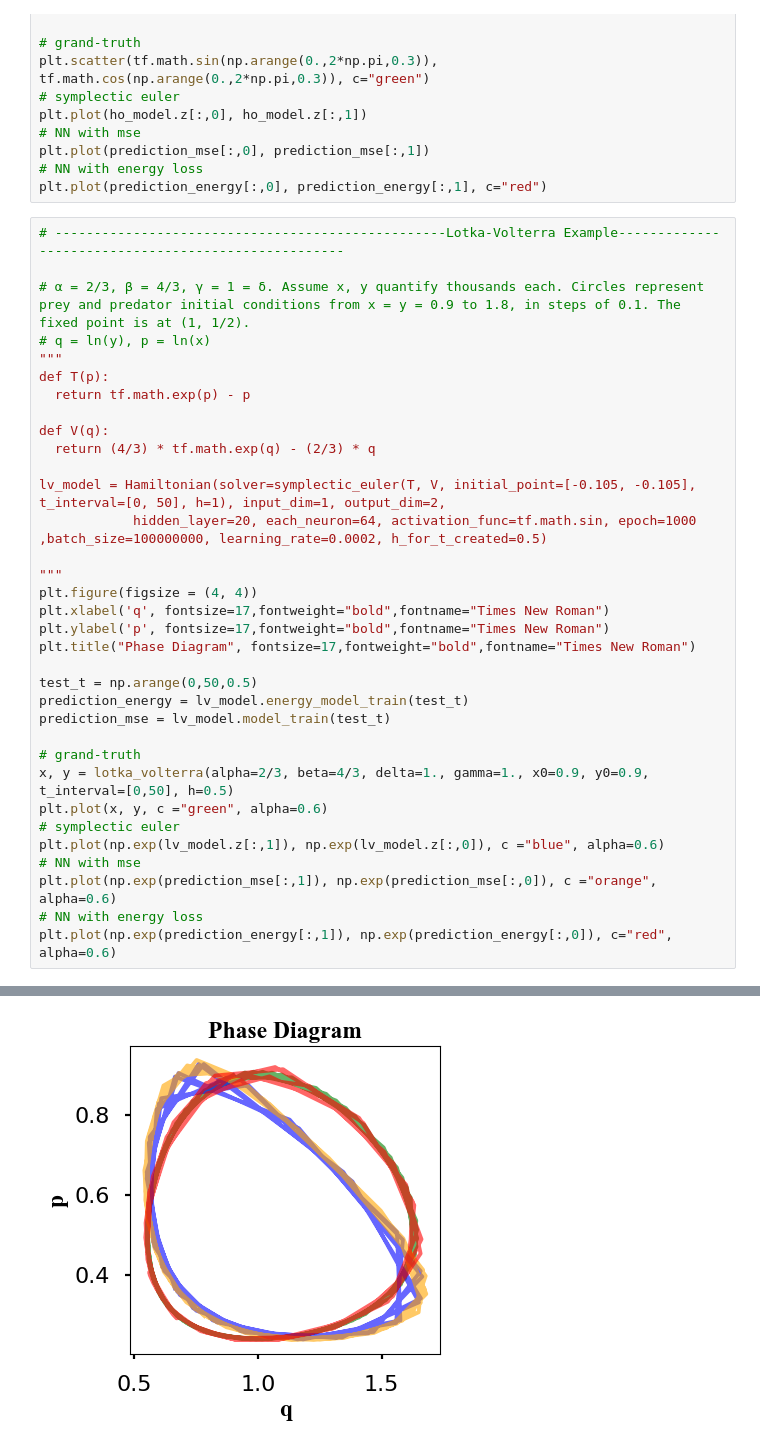
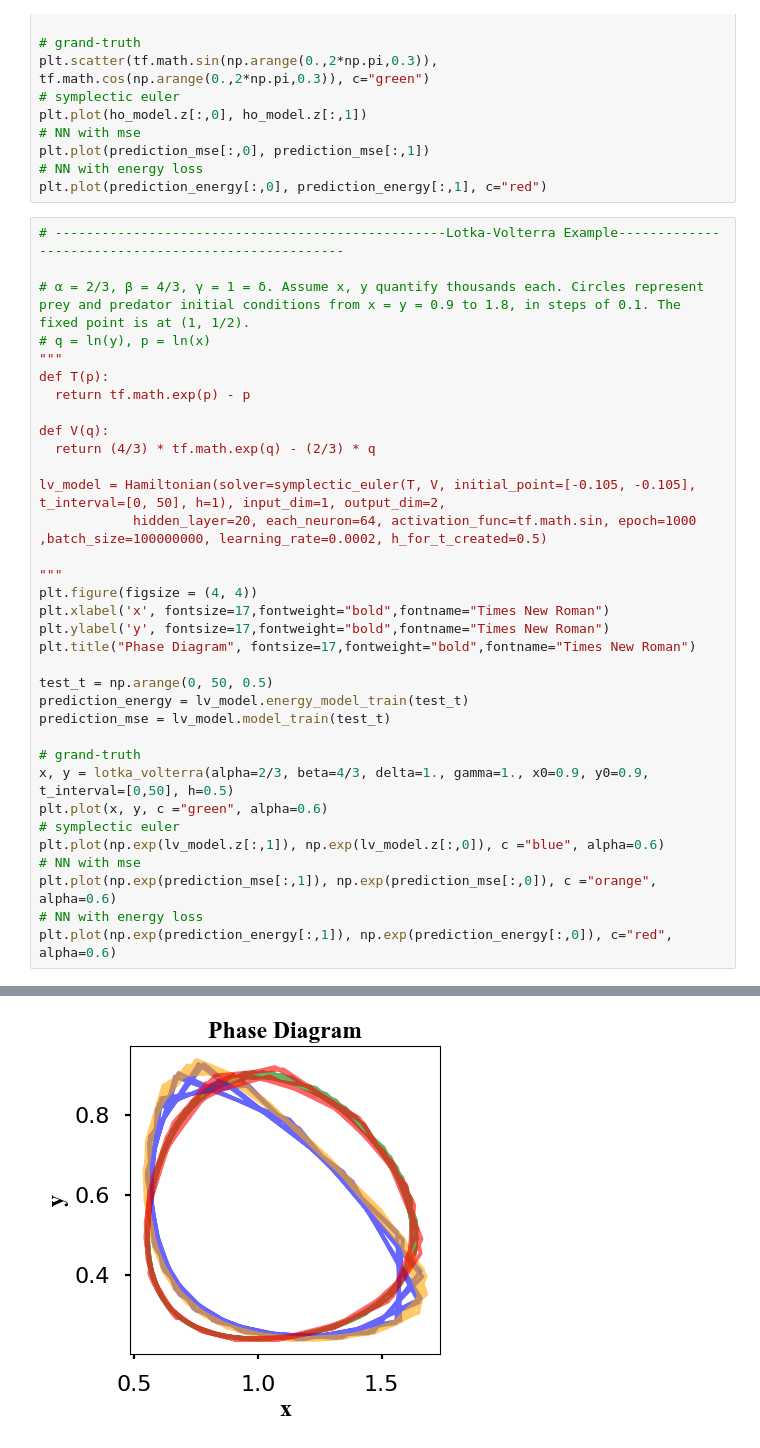
Before and after one commit to tayfununal/hamiltonian, a Jupyter notebook: stage.ipynb, the cells around one changed output, grey strips where cells are left out. Saved outputs shown, nothing was run; the diff lists cells and outputs as text.

Commit message:
q and p are changed x and y in lotka-volterra graph

```diff
--- a/stage.ipynb
+++ b/stage.ipynb
@@ -38,34 +38,34 @@ plt.plot(prediction_energy[:,0], prediction_energy[:,1], c="red")
 # α = 2/3, β = 4/3, γ = 1 = δ. Assume x, y quantify thousands each. Circles represent prey and predator initial conditions from x = y = 0.9 to 1.8, in steps of 0.1. The fixed point is at (1, 1/2).
 # q = ln(y), p = ln(x)
 """
 def T(p):
   return tf.math.exp(p) - p
 
 def V(q):
   return (4/3) * tf.math.exp(q) - (2/3) * q
 
 lv_model = Hamiltonian(solver=symplectic_euler(T, V, initial_point=[-0.105, -0.105], t_interval=[0, 50], h=1), input_dim=1, output_dim=2,
             hidden_layer=20, each_neuron=64, activation_func=tf.math.sin, epoch=1000 ,batch_size=100000000, learning_rate=0.0002, h_for_t_created=0.5)
 
 """
 plt.figure(figsize = (4, 4))
-plt.xlabel('q', fontsize=17,fontweight="bold",fontname="Times New Roman")
-plt.ylabel('p', fontsize=17,fontweight="bold",fontname="Times New Roman")
+plt.xlabel('x', fontsize=17,fontweight="bold",fontname="Times New Roman")
+plt.ylabel('y', fontsize=17,fontweight="bold",fontname="Times New Roman")
 plt.title("Phase Diagram", fontsize=17,fontweight="bold",fontname="Times New Roman")
 
-test_t = np.arange(0,50,0.5)
+test_t = np.arange(0, 50, 0.5)
 prediction_energy = lv_model.energy_model_train(test_t)
 prediction_mse = lv_model.model_train(test_t)
 
 # grand-truth
 x, y = lotka_volterra(alpha=2/3, beta=4/3, delta=1., gamma=1., x0=0.9, y0=0.9, t_interval=[0,50], h=0.5)
 plt.plot(x, y, c ="green", alpha=0.6)
 # symplectic euler
 plt.plot(np.exp(lv_model.z[:,1]), np.exp(lv_model.z[:,0]), c ="blue", alpha=0.6)
 # NN with mse
 plt.plot(np.exp(prediction_mse[:,1]), np.exp(prediction_mse[:,0]), c ="orange", alpha=0.6)
 # NN with energy loss
 plt.plot(np.exp(prediction_energy[:,1]), np.exp(prediction_energy[:,0]), c="red", alpha=0.6)
 # %% [output]
 [<matplotlib.lines.Line2D at 0x...>]
-[figure, old version]
+[figure, new version]
```
